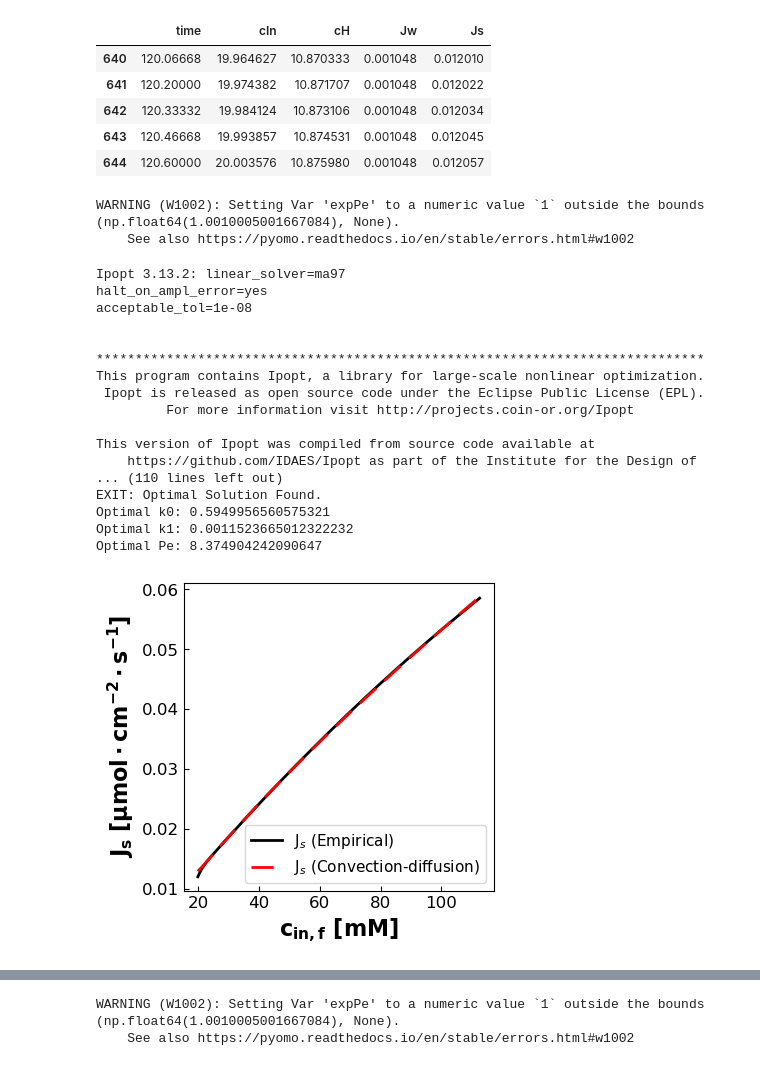
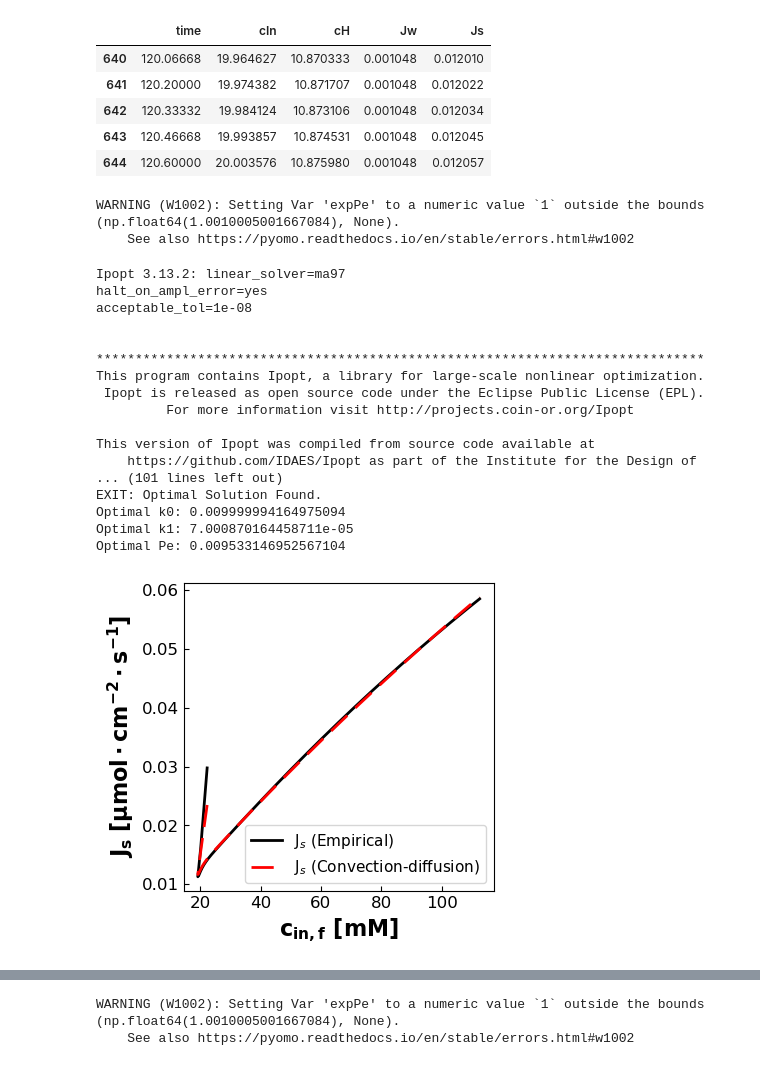
Before and after one commit to dowlinglab/dynamic-diafiltration-pyomo, a Jupyter notebook: DATA2_visualization.ipynb, the cells around one changed output, grey strips where cells are left out. Saved outputs shown, nothing was run; the diff lists cells and outputs as text; code cells hidden in the pictures.

Commit message:
With all data again

```diff
--- a/DATA2_visualization.ipynb
+++ b/DATA2_visualization.ipynb
@@ -268,8 +268,8 @@ Loading data file = data_library/data_stru-dataset270611.123.mat
 | 643 | 120.46668 | 19.993857 | 10.874531 | 0.001048 | 0.012045 |
 | 644 | 120.60000 | 20.003576 | 10.875980 | 0.001048 | 0.012057 |
 # %%
-model=model_convection(no_startup)
-# model = model_convection(sim_data)
+# model=model_convection(no_startup)
+model = model_convection(sim_data)
 # %% [output]
 WARNING (W1002): Setting Var 'expPe' to a numeric value `1` outside the bounds
 (np.float64(1.0010005001667084), None).
@@ -286,34 +286,34 @@ This program contains Ipopt, a library for large-scale nonlinear optimization.
 
 This version of Ipopt was compiled from source code available at
     https://github.com/IDAES/Ipopt as part of the Institute for the Design of
-... (110 lines left out)
+... (101 lines left out)
 EXIT: Optimal Solution Found.
-Optimal k0: 0.5949956560575321
-Optimal k1: 0.0011523665012322232
-Optimal Pe: 8.374904242090647
+Optimal k0: 0.009999994164975094
+Optimal k1: 7.000870164458711e-05
+Optimal Pe: 0.009533146952567104
 # %%
 # Calculate predicted J_s values
 predicted_J_s = [value(model.Js[i]) for i in model.i]
 
-my_data = no_startup
-# my_data = sim_data
+# my_data = no_startup
+my_data = sim_data
 
 # Visualization
 fig = plt.figure(figsize=(4, 4))
 plt.plot(my_data["cIn"], my_data["Js"], 'k-', label='J$_s$ (Empirical)', lw=2)
 plt.plot(my_data["cIn"], predicted_J_s, 'r--', dashes=(8, 4),label='J$_s$ (Convection-diffusion)', lw=2)
 plt.xlabel('c$\mathbf{_{in,f}}$ [mM]',fontsize=16,fontweight='bold')
 plt.ylabel('J$\mathbf{_s\ [\mu mol \cdot cm^{-2} \cdot s^{-1}]}$',fontsize=16,fontweight='bold')
 plt.xticks(fontsize=12)
 plt.yticks(fontsize=12)
 plt.tick_params(direction="in")
 plt.legend(fontsize=11,loc="best")
 plt.show()
 
 fname = 'Js_predict1'
 fig.savefig(fname+'.png',dpi=300,bbox_inches='tight')
 # %% [output]
-[figure, old version]
+[figure, new version]
 # %%
 # Visualization
 
```
Also changed, not shown: parts of 5 cells of this notebook, 4 other files.
